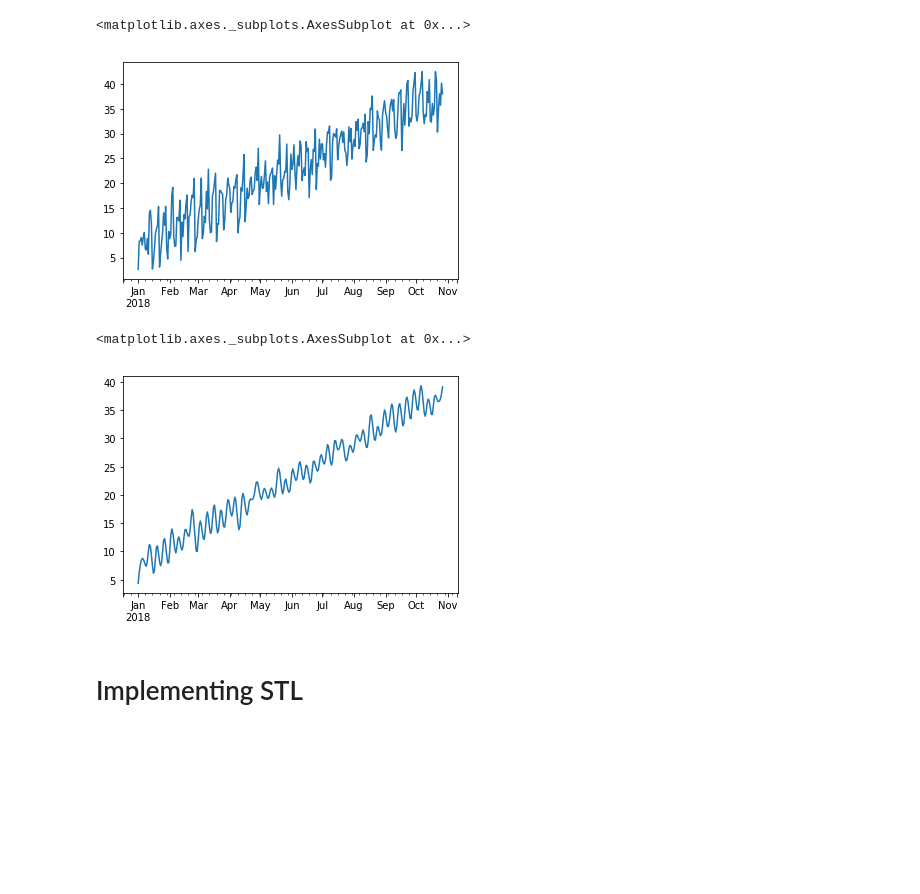
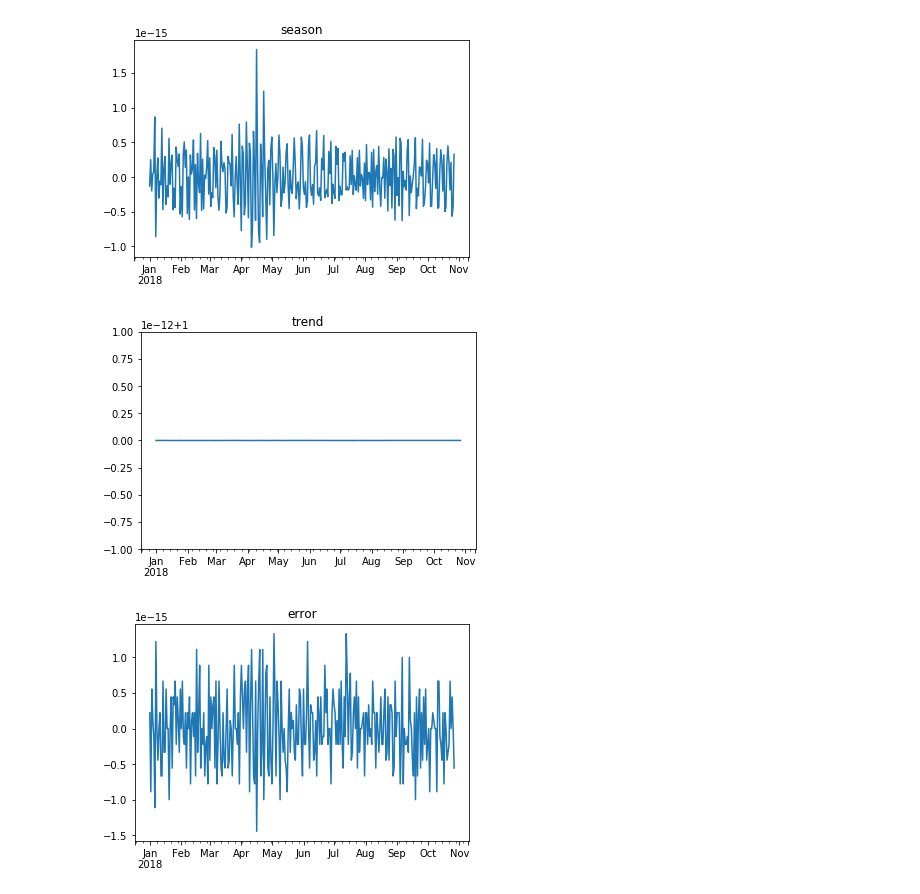
Before and after one commit to sral85/STL, a Jupyter notebook: STL.ipynb, the cells around one changed output. Drawn from its saved outputs; the diff is of its cells as text; code cells hidden in the pictures; blank space fills up the shorter version.

```diff
--- a/STL.ipynb
+++ b/STL.ipynb
@@ -12,0 +180,9 @@ y = season + trend + error
+# %%
+#Test of Loess
+weights = np.ones(300)
+weights[50] = 0.01
+data = 1
+idx = pd.date_range(start = '2018-01-01', periods = 300)
+y = pd.Series(data = data, index = idx)
+#y[idx[50]] = 100
+y.plot()
@@ -13,5 +192,8 @@ y = season + trend + error
+# %%
+decomposition = stl_decompose(y, 7, 11, 11, 11, 3, 1)
 # %%
-y.plot()
+decomposition.plot()
 # %% [output]
-<matplotlib.axes._subplots.AxesSubplot at 0x...>
-[figure, old version]
+[figure, new version]
+[figure, added]
+[figure, added]
@@ -82,8 +199,0 @@ def loess_series(u, series, q = None, d = 2):
-# %%
-y_smooth = loess_series(idx, y)
-y_smooth.plot()
-# %% [output]
-<matplotlib.axes._subplots.AxesSubplot at 0x...>
-[figure, removed]
-# %% [markdown]
-# Implementing STL
```
Also changed, not shown: parts of 28 cells of this notebook.
